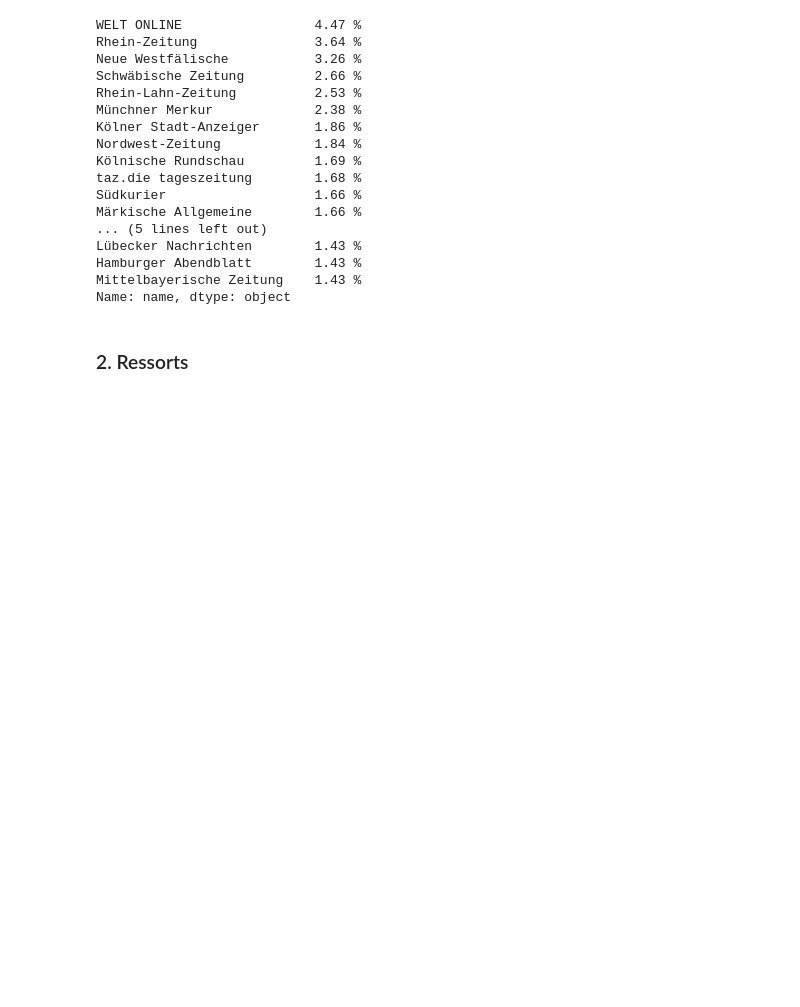
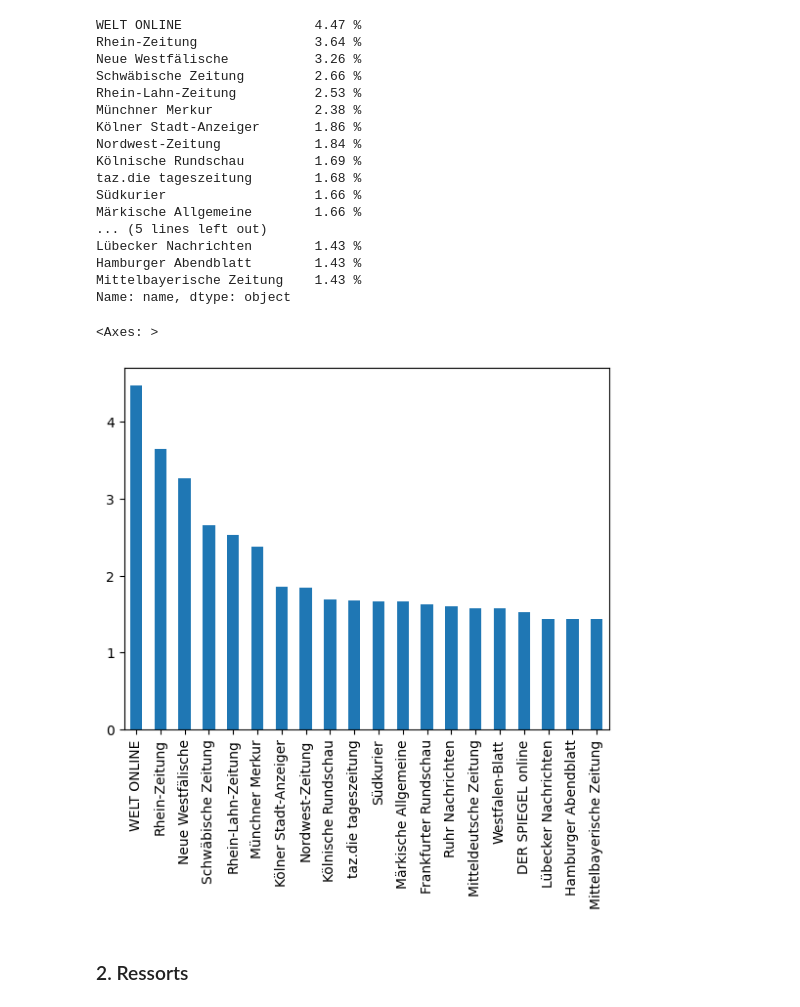
Before and after one commit to blue-create/langlens, a Jupyter notebook: analyses/descriptive_analysis_v2.ipynb, the cells around one changed output. Saved outputs shown, nothing was run; the diff lists cells and outputs as text; code cells hidden in the pictures; blank space fills up the shorter version.

Commit message:
add bar chart by newspaper & make background transparent

```diff
--- a/analyses/descriptive_analysis_v2.ipynb
+++ b/analyses/descriptive_analysis_v2.ipynb
@@ -215,6 +218,12 @@ Lübecker Nachrichten        1.43 %
 Hamburger Abendblatt        1.43 %
 Mittelbayerische Zeitung    1.43 %
 Name: name, dtype: object
+# %%
+plot_newspapers = round(data.name.value_counts(normalize=True)[:top].mul(100),2)
+plot_newspapers.plot.bar(x='lab', y='val', rot=90)
+# %% [output]
+<Axes: >
+[figure, added]
 # %% [markdown]
 ### 2. Ressorts
 # %%
```
Also changed, not shown: parts of 12 cells of this notebook.
